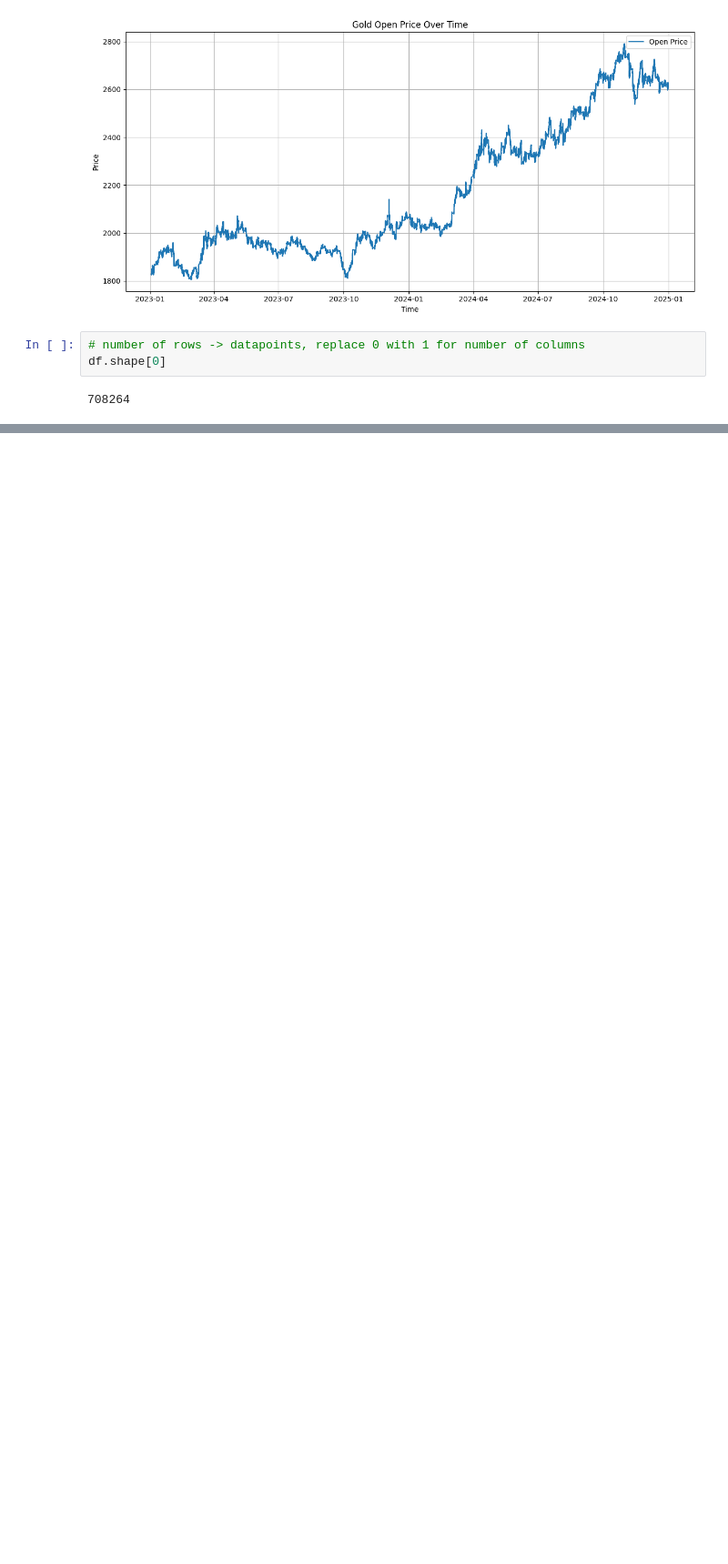
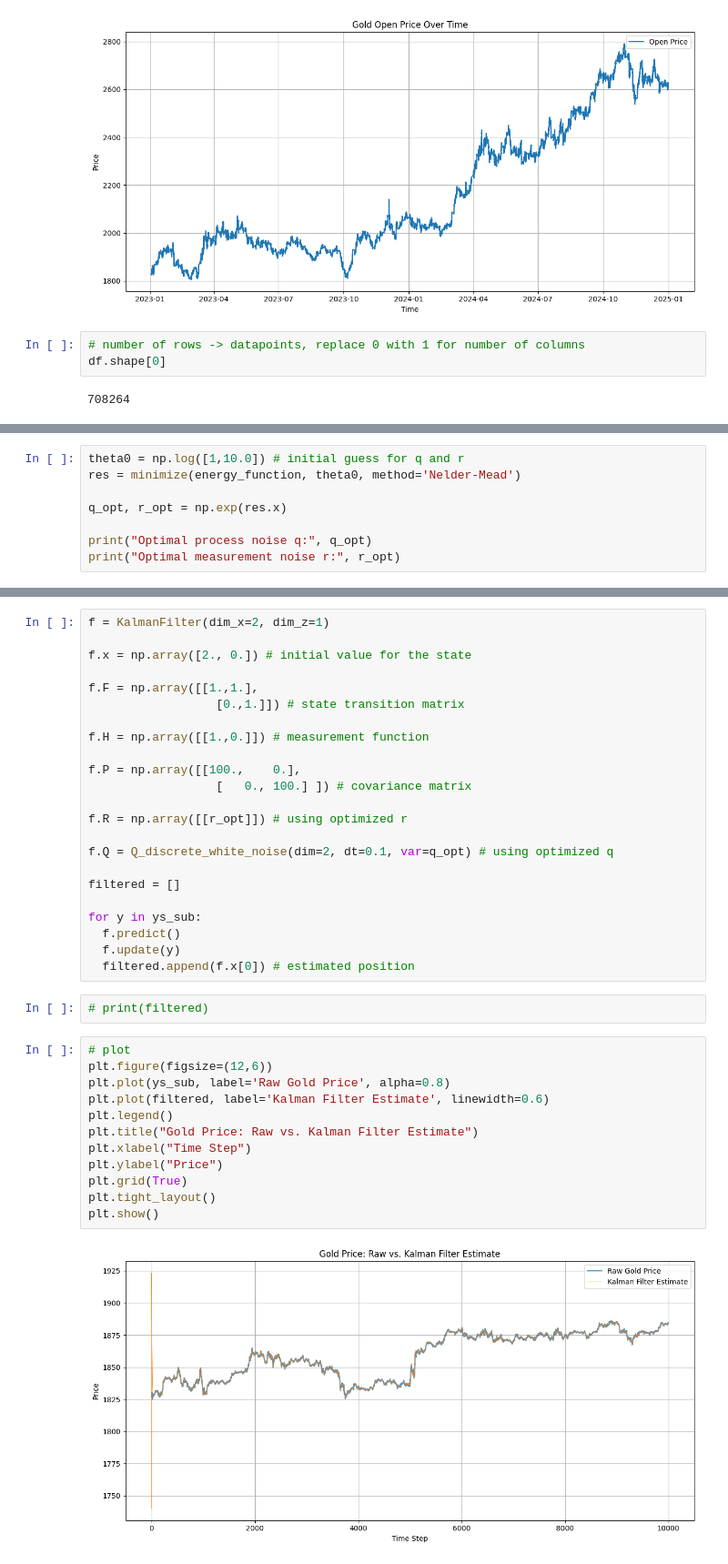
Before and after one commit to krajak09/Master-Thesis, a Jupyter notebook: Time_series_gold.ipynb, the cells around one changed output, grey strips where cells are left out. Shown at 91% size. Cells and saved outputs as stored; diff of their text form; blank space fills up the shorter version.

```diff
--- a/Time_series_gold.ipynb
+++ b/Time_series_gold.ipynb
@@ -81,0 +145,8 @@ df.shape[0]
+# %%
+theta0 = np.log([1,10.0]) # initial guess for q and r
+res = minimize(energy_function, theta0, method='Nelder-Mead')
+
+q_opt, r_opt = np.exp(res.x)
+
+print("Optimal process noise q:", q_opt)
+print("Optimal measurement noise r:", r_opt)
@@ -81,0 +156,39 @@ df.shape[0]
+# %%
+f = KalmanFilter(dim_x=2, dim_z=1)
+
+f.x = np.array([2., 0.]) # initial value for the state
+
+f.F = np.array([[1.,1.],
+                  [0.,1.]]) # state transition matrix
+
+f.H = np.array([[1.,0.]]) # measurement function
+
+f.P = np.array([[100.,    0.],
+                  [   0., 100.] ]) # covariance matrix
+
+f.R = np.array([[r_opt]]) # using optimized r
+
+f.Q = Q_discrete_white_noise(dim=2, dt=0.1, var=q_opt) # using optimized q
+
+filtered = []
+
+for y in ys_sub:
+  f.predict()
+  f.update(y)
+  filtered.append(f.x[0]) # estimated position
+# %%
+# print(filtered)
+# %%
+# plot
+plt.figure(figsize=(12,6))
+plt.plot(ys_sub, label='Raw Gold Price', alpha=0.8)
+plt.plot(filtered, label='Kalman Filter Estimate', linewidth=0.6)
+plt.legend()
+plt.title("Gold Price: Raw vs. Kalman Filter Estimate")
+plt.xlabel("Time Step")
+plt.ylabel("Price")
+plt.grid(True)
+plt.tight_layout()
+plt.show()
+# %% [output]
+[figure, added]
```
Also changed, not shown: parts of 8 cells of this notebook.
